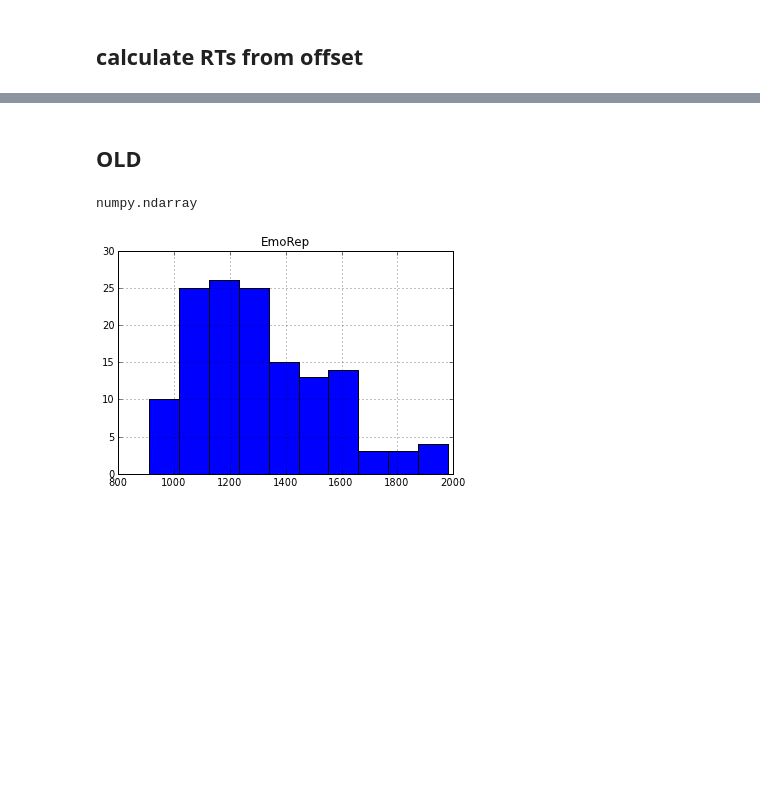
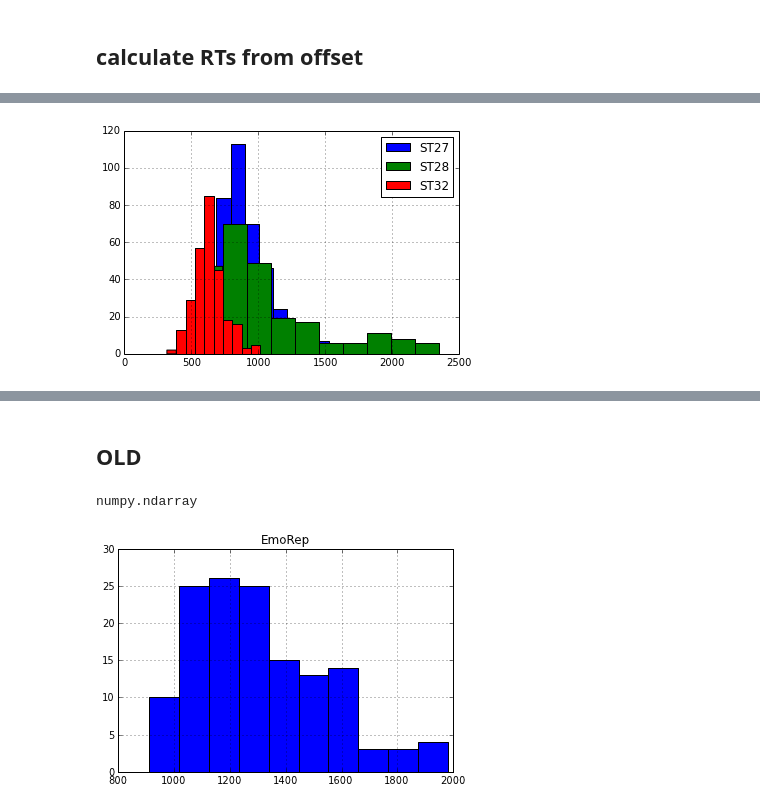
Before and after one commit to matarhaller/ECOGpy, a Jupyter notebook: RThists.ipynb, the cells around one changed output, grey strips where cells are left out. Cells and saved outputs as stored; diff of their text form; code cells hidden in the pictures; blank space fills up the shorter version.

```diff
--- a/RThists.ipynb
+++ b/RThists.ipynb
@@ -199,33 +221,48 @@ import loadmat
 # %%
 SJdir = '/home/knight/matar/MATLAB/DATA/Avgusta/'
+# %%
+reconlist = os.path.join(SJdir, 'PCA', 'reconlist.csv')
+reconlist = pd.read_csv(reconlist)
+# %%
+stim_dur_dict = {'DecisionVis':500, 'DecisionAud':600, 'FaceEmo': 300, 'FaceGen': 300, 'SelfVis': 400}
 # %%
 dfall = pd.DataFrame()
 df = pd.DataFrame()
 for x in reconlist.values:
     subj_task, recon, _,srate, _ = x
+
     if (isinstance(recon, float)): #no recon
         continue
 
     subj, task = subj_task.split('_')
-    if task == 'SelfAud':
+
+    #load stimulus duration for auditory tasks with variable durations
+    if (task == 'SelfAud') | (task == 'EmoRep') | (task == 'EmoGen'):
         filename = os.path.join(SJdir, 'Subjs', subj, task, 'stim_dur.mat')
         data_dict = loadmat.loadmat(filename)
-        stim_dur = data_dict['stim_dur']
+        stim_dur_dict.update({task : data_dict['stim_dur']})
 
-        filenames = glob.glob(os.path.join(SJdir, 'Subjs', subj, task, 'onsets*.mat'))
-        varnames = [x.split('/')[-1].split('.')[0] for x in filenames]
-        for f in filenames:
-            data_dict.update(loadmat.loadmat(f))
-        onsets_resp, onsets_stim = [data_dict.get(k) for k in varnames]
+    #load onsets_stim and onsets_resp
+    filenames = glob.glob(os.path.join(SJdir, 'Subjs', subj, task, 'onsets*.mat'))
+    for f in filenames:
+        data_dict.update(loadmat.loadmat(f))
 
-    if task == 'DecisionVis':
+    varnames = [x.split('/')[-1].split('.')[0] for x in filenames]
+    varnames.remove('onsets_cue') if 'onsets_cue' in varnames else 1 #drop onsets_cue for my data
 
+    #assign onsets_stim and _resp to correct variables (hacky because of weird naming structure in orig data)
+    idx = ['resp' in x for x in varnames]
+    idx_resp = [i for i, elem in enumerate(idx) if elem][0]
+    idx_stim = [i for i, elem in enumerate(idx) if not(elem)][0]
 
+    tmp = [data_dict.get(k) for k in varnames]
+    onsets_resp = tmp[idx_resp]
+    onsets_stim = tmp[idx_stim]
 
     onsets_resp = onsets_resp/srate*1000
     onsets_stim = onsets_stim/srate*1000
 
-    RT_offsets = onsets_resp - (onsets_stim+stim_dur)
+    RT_offsets = onsets_resp - (onsets_stim + stim_dur_dict[task])
 
     df = pd.DataFrame({'subj': np.tile(subj, RT_offsets.shape), 'task':np.tile(task, RT_offsets.shape), 'RTs':RT_offsets})
     dfall = dfall.append(df)
@@ -242,0 +282,7 @@ NameError: name 'varnames' is not defined
+# %%
+data = dfall.loc[(dfall.task == 'DecisionVis')][['subj','task','RTs']]
+for s in data.groupby('subj'):
+        x = s[1]['RTs'].hist(label = s[0])
+        x.legend()
+# %% [output]
+[figure, added]
```
Also changed, not shown: parts of 18 cells of this notebook, 8 other files.
